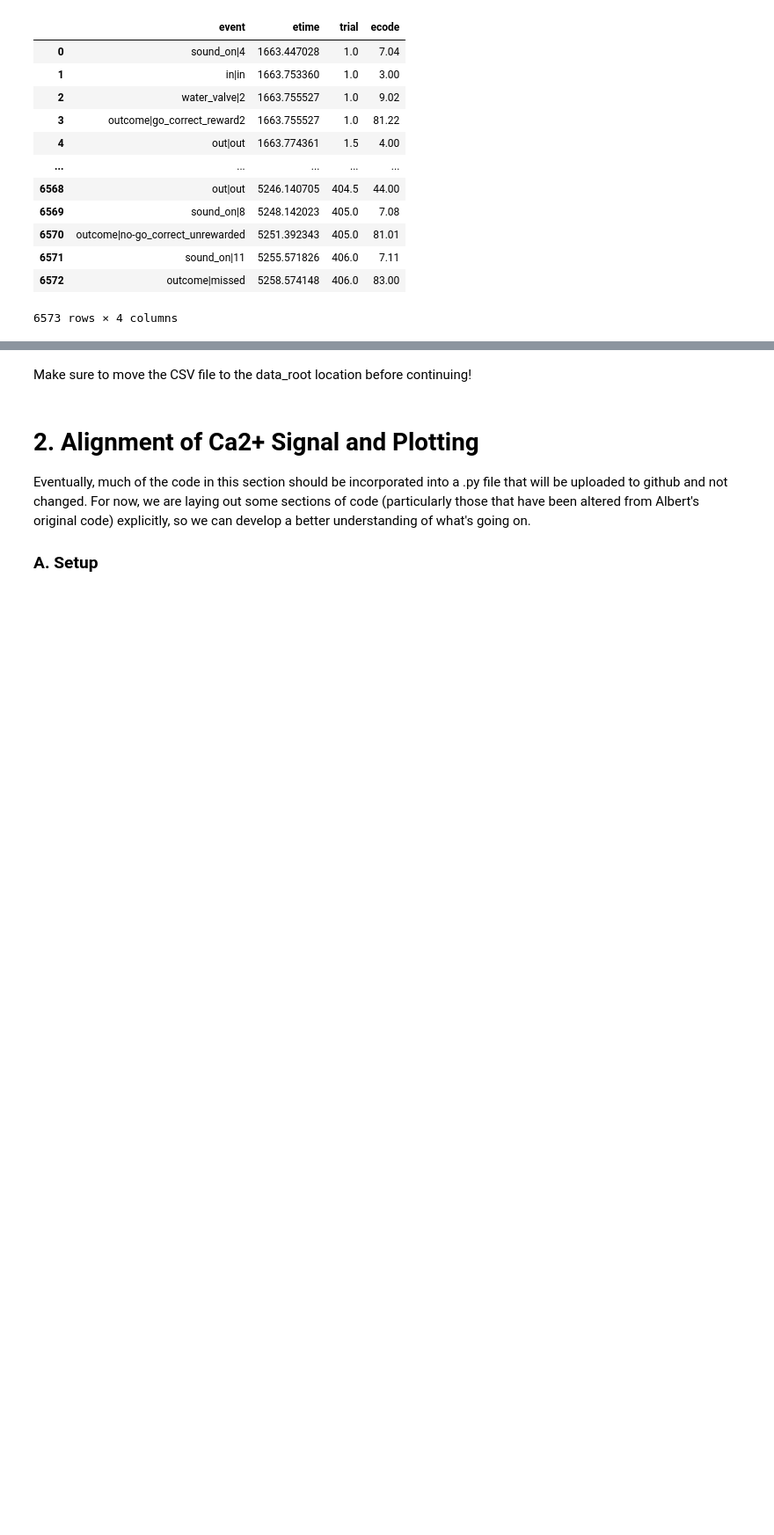
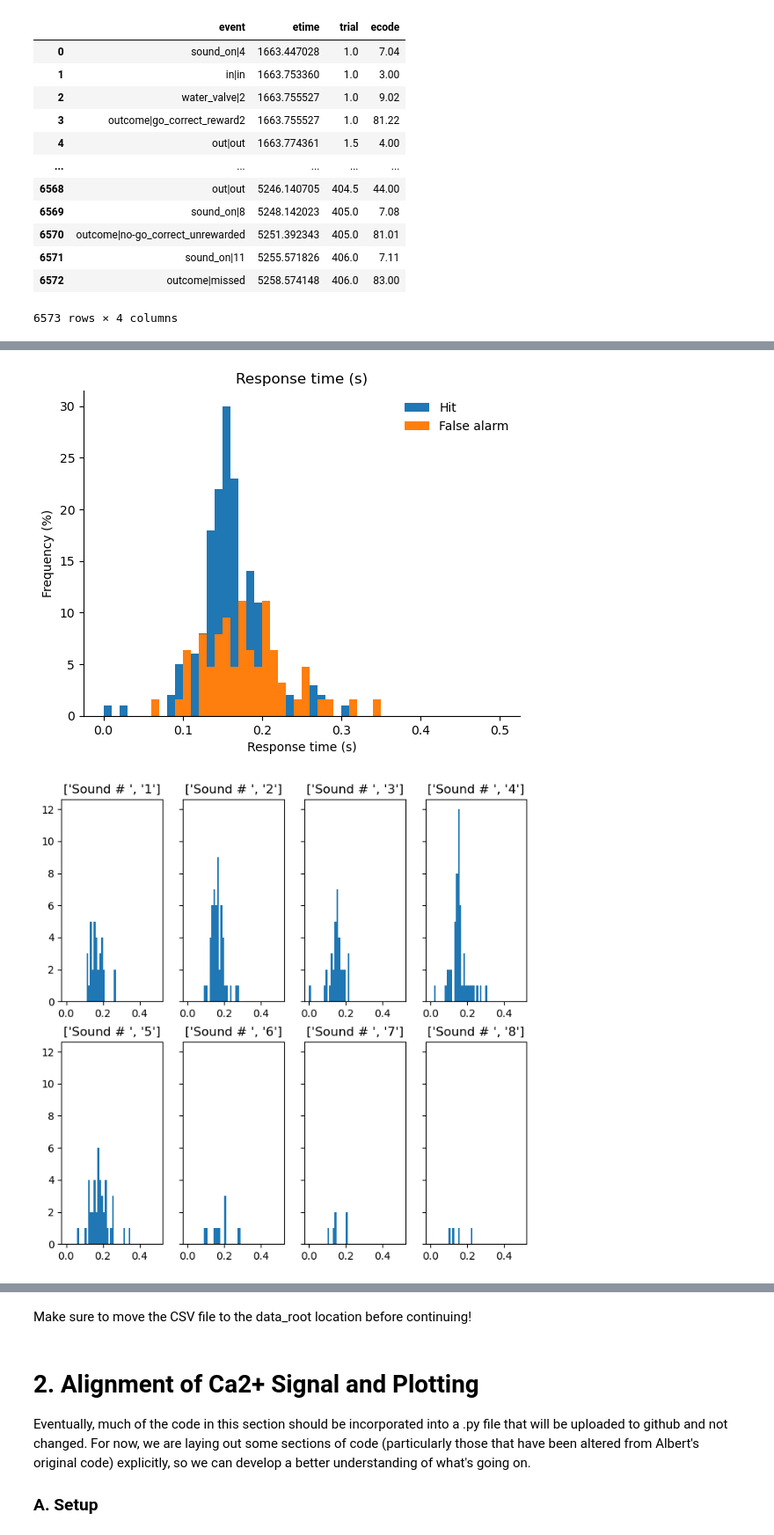
Before and after one commit to sumwor/madeline_go_nogo, a Jupyter notebook: FullCa2Pipeline_1Session.ipynb, the cells around one changed output, grey strips where cells are left out. Shown: that part at 88% size. Saved outputs shown, nothing was run; the diff lists cells and outputs as text; code cells hidden in the pictures; blank space fills up the shorter version.

```diff
--- a/FullCa2Pipeline_1Session.ipynb
+++ b/FullCa2Pipeline_1Session.ipynb
@@ -192,0 +141,8 @@ plt.show()
+# %%
+# response time
+importlib.reload(behavioral_pipeline)
+from behavioral_pipeline import GoNogoBehaviorMat
+trialbytrial.response_time()
+# %% [output]
+[figure, added]
+[figure, added]
```
Also changed, not shown: parts of 17 cells of this notebook, 2 other files.
